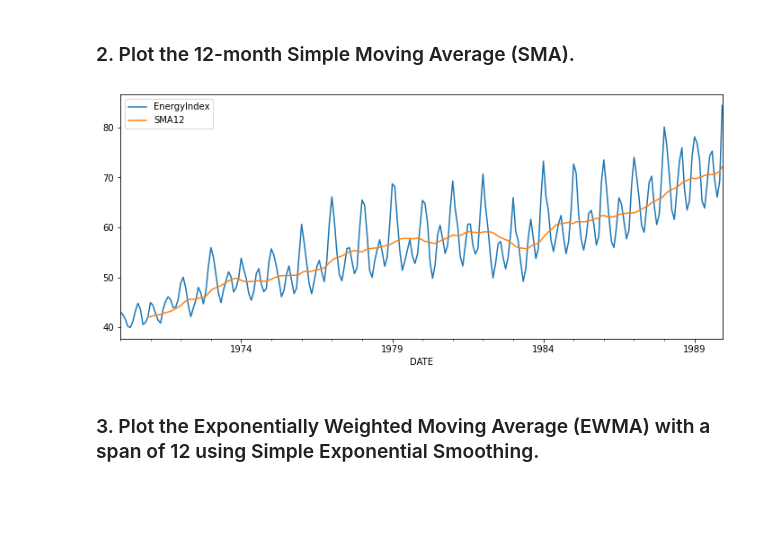
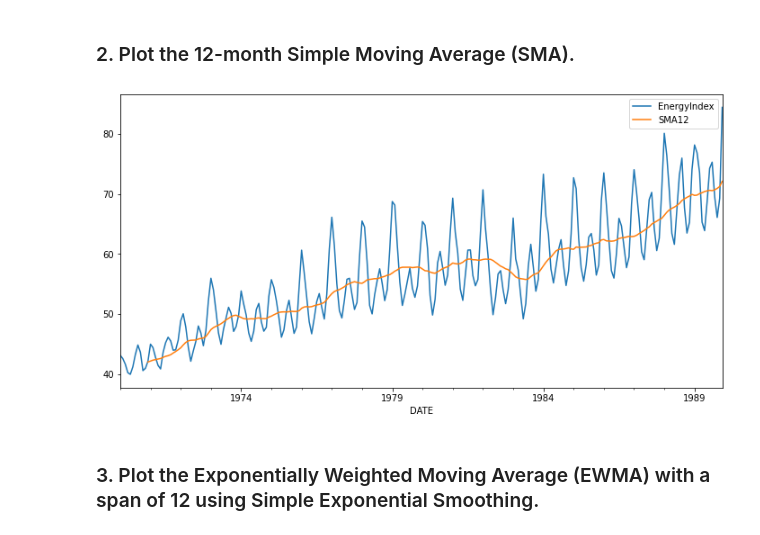
Before and after one commit to kailinxie/Machine-Learning-Projects, a Jupyter notebook: Time Series Analysis/2. Energy Production Time Series Analysis Three Algorithms Comparison.ipynb, the cells around one changed output. Cells and saved outputs as stored; diff of their text form; code cells hidden in the pictures; blank space fills up the shorter version.

Commit message:
figsize

```diff
--- a/Time Series Analysis/2. Energy Production Time Series Analysis Three Algorithms Comparison.ipynb
+++ b/Time Series Analysis/2. Energy Production Time Series Analysis Three Algorithms Comparison.ipynb
@@ -38,9 +38,9 @@ df.plot(figsize = (12, 6));
 ### 2. Plot the 12-month Simple Moving Average (SMA).
 # %%
 df['SMA12'] = df['EnergyIndex'].rolling(window = 12).mean()
-df.plot(figsize = (12, 5));
+df.plot(figsize = (12, 6));
 # %% [output]
-[figure, old version]
+[figure, new version]
 # %% [markdown]
 ### 3. Plot the Exponentially Weighted Moving Average (EWMA) with a span of 12 using Simple Exponential Smoothing.
 # %%
```
